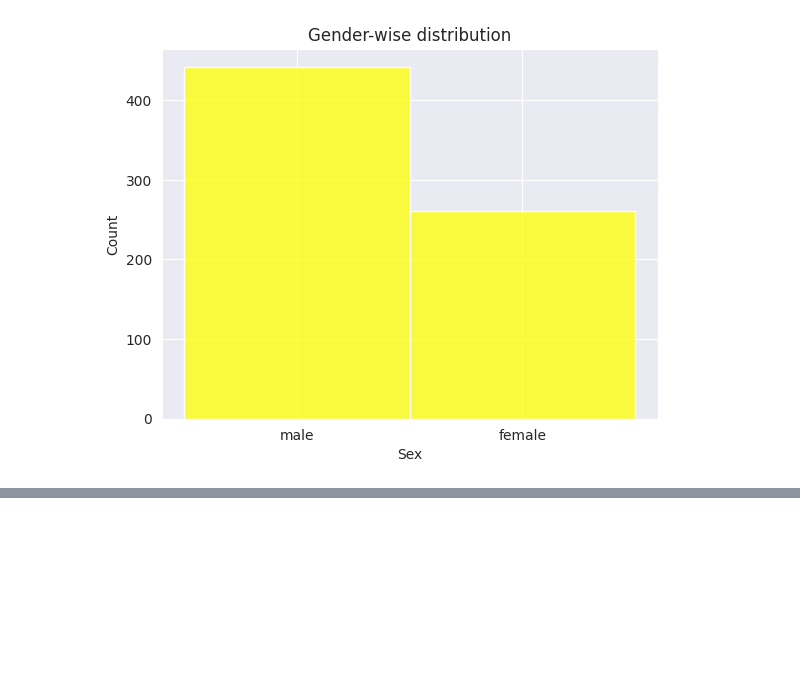
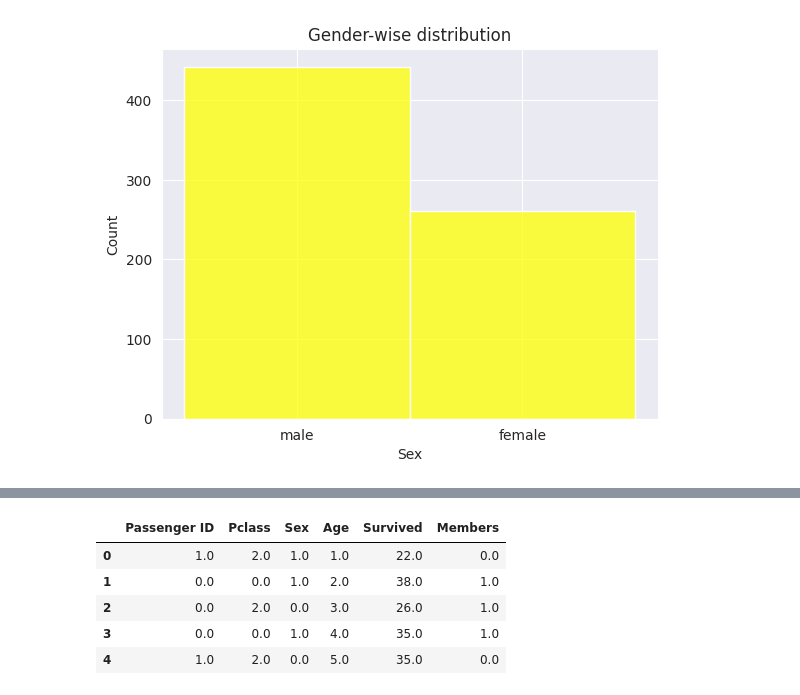
Before and after one commit to ankitg-02/Titanic, a Jupyter notebook: Titanic1.ipynb, the cells around one changed output, grey strips where cells are left out. Drawn from its saved outputs; the diff is of its cells as text; code cells hidden in the pictures; blank space fills up the shorter version.

```diff
--- a/Titanic1.ipynb
+++ b/Titanic1.ipynb
@@ -362,0 +354,10 @@ array([[  1.,   2.,   1.,   1.,  22.,   0.],
+# %%
+new_data=pd.DataFrame(np.array(new_data),columns=train_data.columns)
+new_data.head()
+# %% [output]
+|  | Passenger ID | Pclass | Sex | Age | Survived | Members |
+| 0 | 1.0 | 2.0 | 1.0 | 1.0 | 22.0 | 0.0 |
+| 1 | 0.0 | 0.0 | 1.0 | 2.0 | 38.0 | 1.0 |
+| 2 | 0.0 | 2.0 | 0.0 | 3.0 | 26.0 | 1.0 |
+| 3 | 0.0 | 0.0 | 1.0 | 4.0 | 35.0 | 1.0 |
+| 4 | 1.0 | 2.0 | 0.0 | 5.0 | 35.0 | 0.0 |
```
Also changed, not shown: parts of 7 cells of this notebook.
